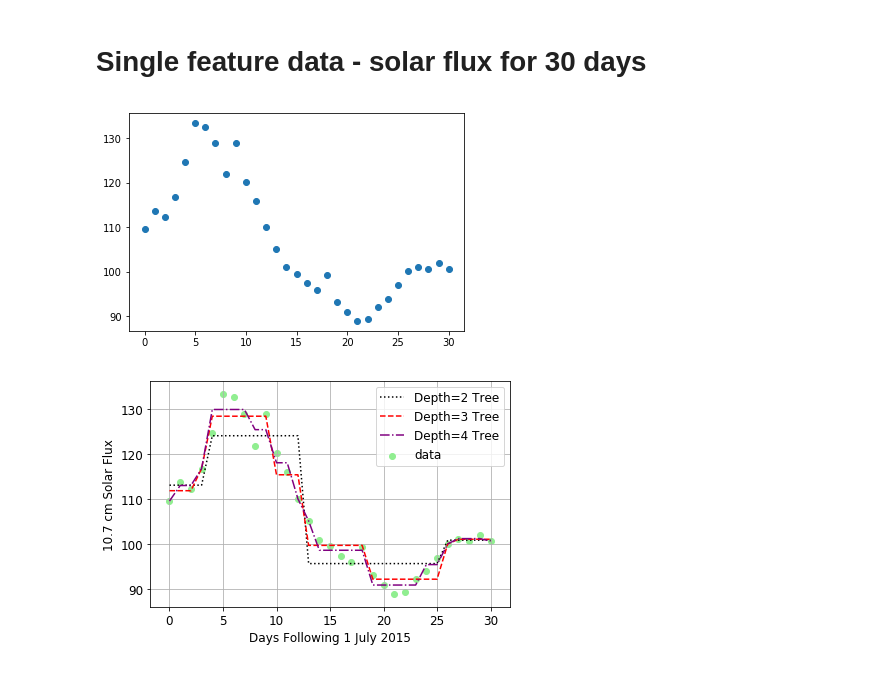
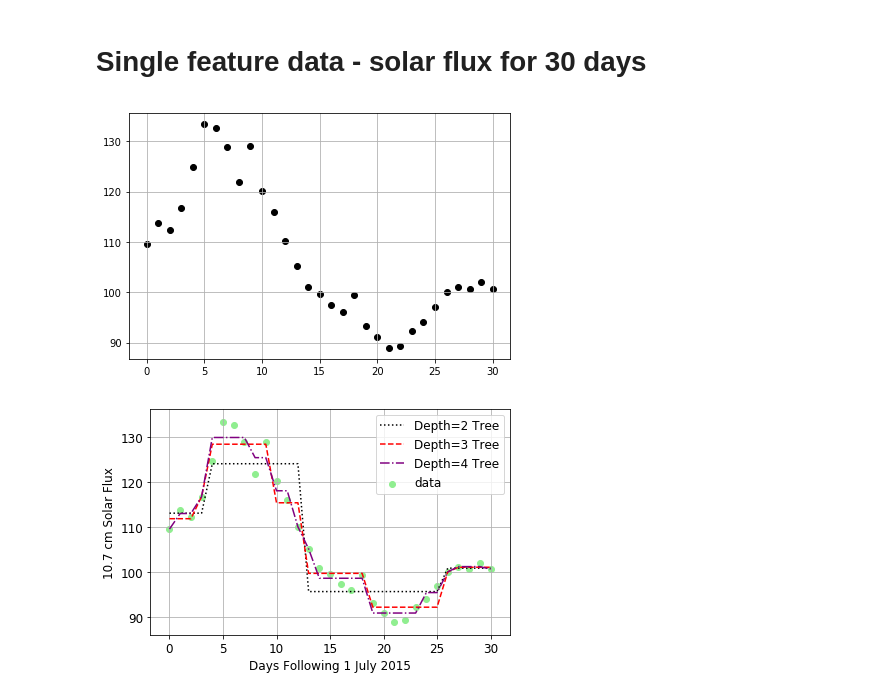
Before and after one commit to biomathman/machine-learning-in-python-book, a Jupyter notebook: notebooks/chapter-9-regression-tree.ipynb, the cells around one changed output. Saved outputs shown, nothing was run; the diff lists cells and outputs as text; code cells hidden in the pictures.

```diff
--- a/notebooks/chapter-9-regression-tree.ipynb
+++ b/notebooks/chapter-9-regression-tree.ipynb
@@ -33,10 +33,14 @@ rawdata=pd.read_csv("solar-data-july-2015.txt",sep="\t",skiprows=15)
 Y=(np.flip(np.array(rawdata["Flux"]))).reshape(-1,1)
 n=len(Y)
 X=np.array(list(range(n))).reshape(-1,1)
-# %%
-plt.scatter(X,Y);
-# %% [output]
-[figure, removed]
+# %%
+plt.scatter(X,Y,c="k");
+plt.grid()
+fig=plt.gcf()
+fig.tight_layout()
+#fig.savefig("solar-flux-july-2015.pdf")
+# %% [output]
+[figure, added]
 # %%
 from sklearn.tree import DecisionTreeRegressor
 # %%
```
Also changed, not shown: parts of 5 cells of this notebook.
